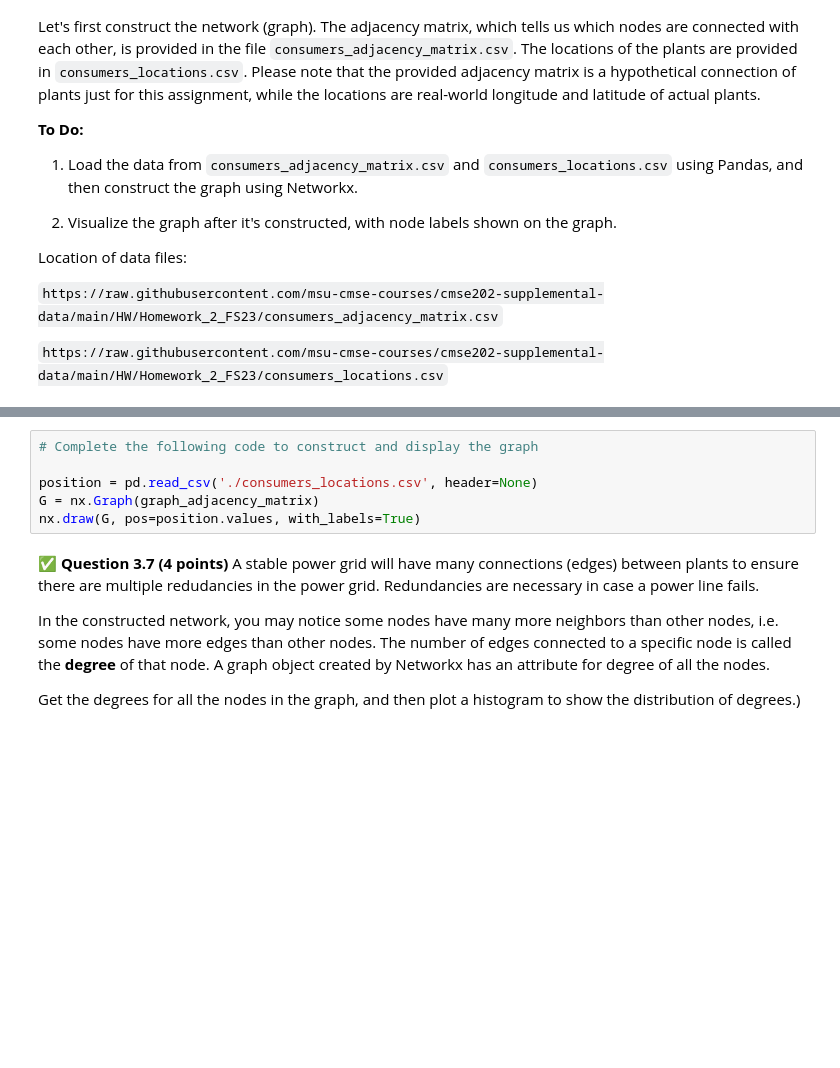
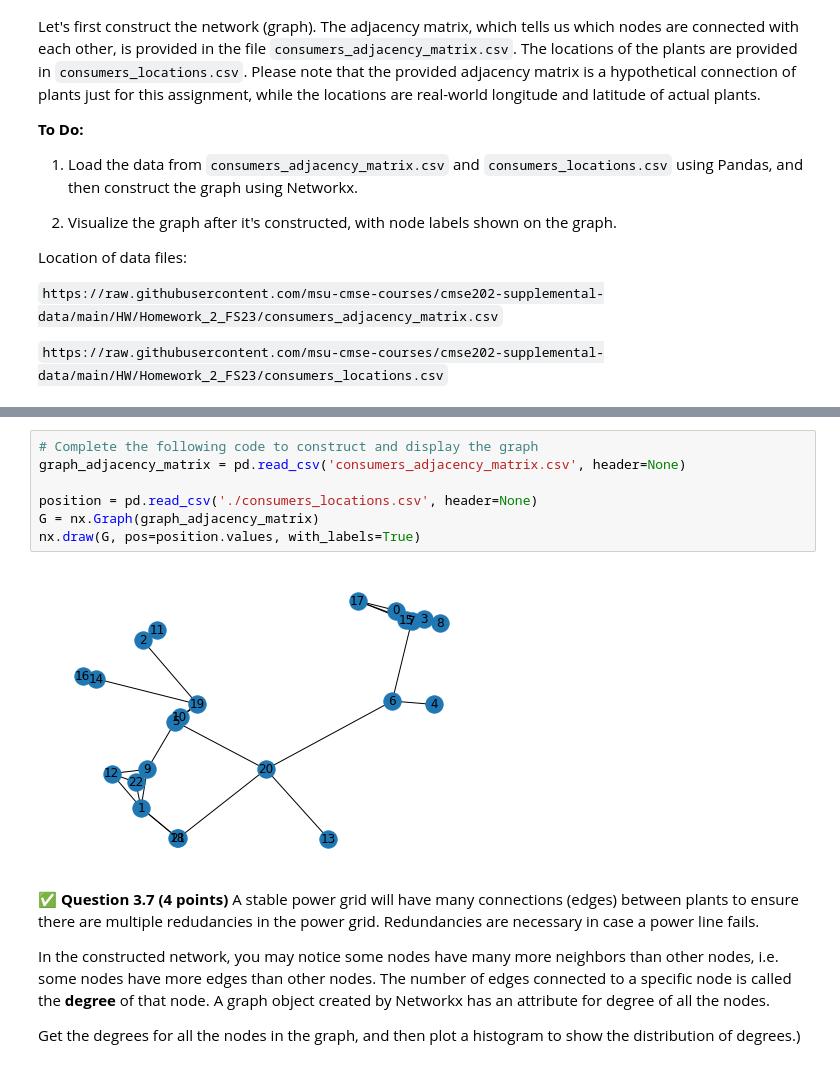
Before and after one commit to sarahhoogstraten/CMSE202-f23-turnin, a Jupyter notebook: hw-02/HW-02_OOP_ABM_GraphTheory-SarahHoogstraten.ipynb, the cells around one changed output, grey strips where cells are left out. Drawn from its saved outputs; the diff is of its cells as text; blank space fills up the shorter version.

```diff
--- a/hw-02/HW-02_OOP_ABM_GraphTheory-SarahHoogstraten.ipynb
+++ b/hw-02/HW-02_OOP_ABM_GraphTheory-SarahHoogstraten.ipynb
@@ -486,9 +567,12 @@ Location of data files:
 # %%
 # Complete the following code to construct and display the graph
+graph_adjacency_matrix = pd.read_csv('consumers_adjacency_matrix.csv', header=None)
 
 position = pd.read_csv('./consumers_locations.csv', header=None)
 G = nx.Graph(graph_adjacency_matrix)
 nx.draw(G, pos=position.values, with_labels=True)
+# %% [output]
+[figure, added]
 # %% [markdown]
 &#9989; **Question 3.7 (4 points)** A stable power grid will have many connections (edges) between plants to ensure there are multiple redudancies in the power grid.  Redundancies are necessary in case a power line fails.
 
```
Also changed, not shown: parts of 25 cells of this notebook.
